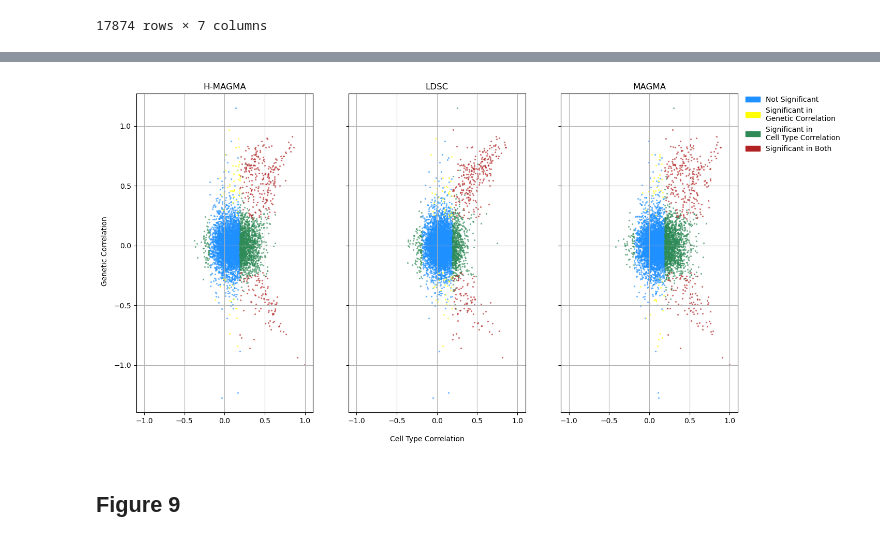
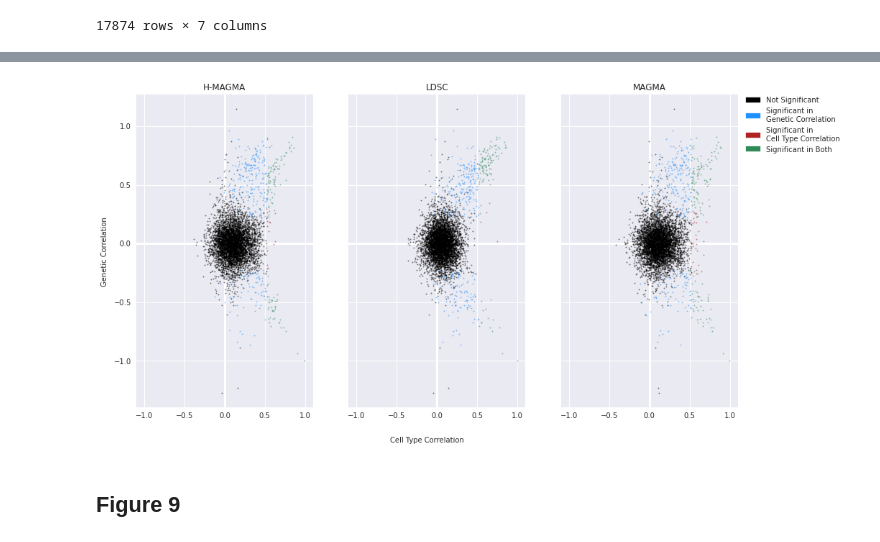
Before and after one commit to erwinerdem/STEAP, a Jupyter notebook: notebooks/figures.ipynb, the cells around one changed output, grey strips where cells are left out. Saved outputs shown, nothing was run; the diff lists cells and outputs as text; code cells hidden in the pictures.

```diff
--- a/notebooks/figures.ipynb
+++ b/notebooks/figures.ipynb
@@ -446,41 +494,47 @@ merged_corr
 # %%
+plt.style.use('seaborn')
 fig, axes = plt.subplots(1,3,figsize=(15,8), sharey=True)
 s = 2
 alpha = .5
 color_map = {
-    'Not Significant' : 'dodgerblue',
-    'Significant in\nGenetic Correlation' : 'yellow',
-    'Significant in\nCell Type Correlation' : 'seagreen',
-    'Significant in Both' : 'firebrick'
+    'Not Significant' : 'black',
+    'Significant in\nGenetic Correlation' : 'dodgerblue',
+    'Significant in\nCell Type Correlation' : 'firebrick',
+    'Significant in Both' : 'seagreen'
 }
+ct_thres = corr_df[(corr_df['corr']<0)]['pval'].min()
 for ax,m in zip(axes.flatten(),methods):
     merged_corr_m = merged_corr[merged_corr['method']==m]
     threshold = 0.05/merged_corr_m.shape[0]
-    not_significant = merged_corr_m[(merged_corr_m['p']>threshold)&(merged_corr_m['pval']>threshold)].copy()
-    gc_significant = merged_corr_m[(merged_corr_m['p']<=threshold)&(merged_corr_m['pval']>threshold)].copy()
-    ct_significant = merged_corr_m[(merged_corr_m['p']>threshold)&(merged_corr_m['pval']<=threshold)].copy()
-    both_significant = merged_corr_m[(merged_corr_m['p']<=threshold)&(merged_corr_m['pval']<=threshold)].copy()
+    not_significant = merged_corr_m[(merged_corr_m['p']>threshold)& # gc not sign and
+                                    (merged_corr_m['pval']>ct_thres)] # ct not sign
+    gc_significant = merged_corr_m[(merged_corr_m['p']<=threshold)& # gc sign and
+                                   (merged_corr_m['pval']>ct_thres)] # ct not sign
+    ct_significant = merged_corr_m[(merged_corr_m['p']>threshold)& # gc not sign and
+                                   (merged_corr_m['pval']<=ct_thres)] # ct sign
+    both_significant = merged_corr_m[(merged_corr_m['p']<=threshold)& # gc sign and
+                                     (merged_corr_m['pval']<=ct_thres)] # ct sign
     ax.scatter(not_significant['corr'],not_significant['rg'], color=color_map['Not Significant'],
                alpha=alpha, s=s)
     ax.scatter(gc_significant['corr'],gc_significant['rg'], color=color_map['Significant in\nGenetic Correlation'],
                alpha=alpha, s=s)
     ax.scatter(ct_significant['corr'],ct_significant['rg'], color=color_map['Significant in\nCell Type Correlation'],
                alpha=alpha, s=s)
     ax.scatter(both_significant['corr'],both_significant['rg'], color=color_map['Significant in Both'],
                alpha=alpha, s=s)
 
     ax.set_xlim(-1.1,1.1)
     ax.set_title(m)
-#     ax.axhline(0, color='k', lw=2, ls='-', zorder=0)
-#     ax.axvline(0, color='k', lw=2, ls='-', zorder=0)
-    ax.grid()
+    ax.axhline(0, color='w', lw=3, ls='-', zorder=0)
+    ax.axvline(0, color='w', lw=3, ls='-', zorder=0)
+#     ax.grid()
 fig.text(0.5, 0.04, 'Cell Type Correlation', ha='center')
 fig.text(0.08, 0.5, 'Genetic Correlation', va='center', rotation='vertical')
 patches = [mpatches.Patch(color=v, label=k) for k,v in color_map.items()]
 fig.legend(handles=patches, bbox_to_anchor=(1.04, .89), loc=1, frameon=False)
-fig.savefig(f"{figure_dir}genetic_corr_vs_celltype_corr.png", dpi=200, bbox_inches='tight')
+fig.savefig(f"{figure_dir}genetic_corr_vs_celltype_corr_other_pthresh.png", dpi=200, bbox_inches='tight')
 plt.show()
 # %% [output]
-[figure, old version]
+[figure, new version]
 # %% [markdown]
 ## Figure 9
```
Also changed, not shown: parts of 5 cells of this notebook, 6 other files.
